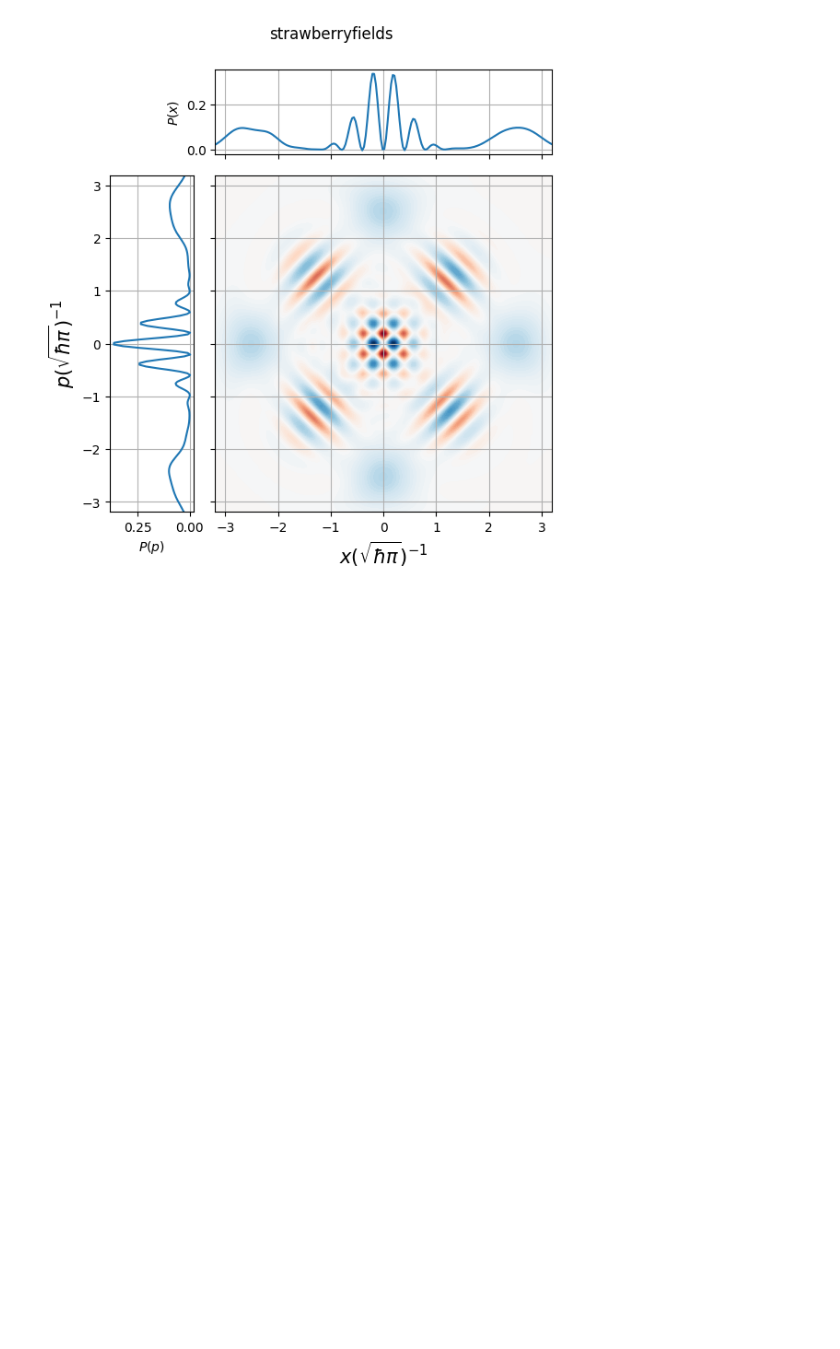
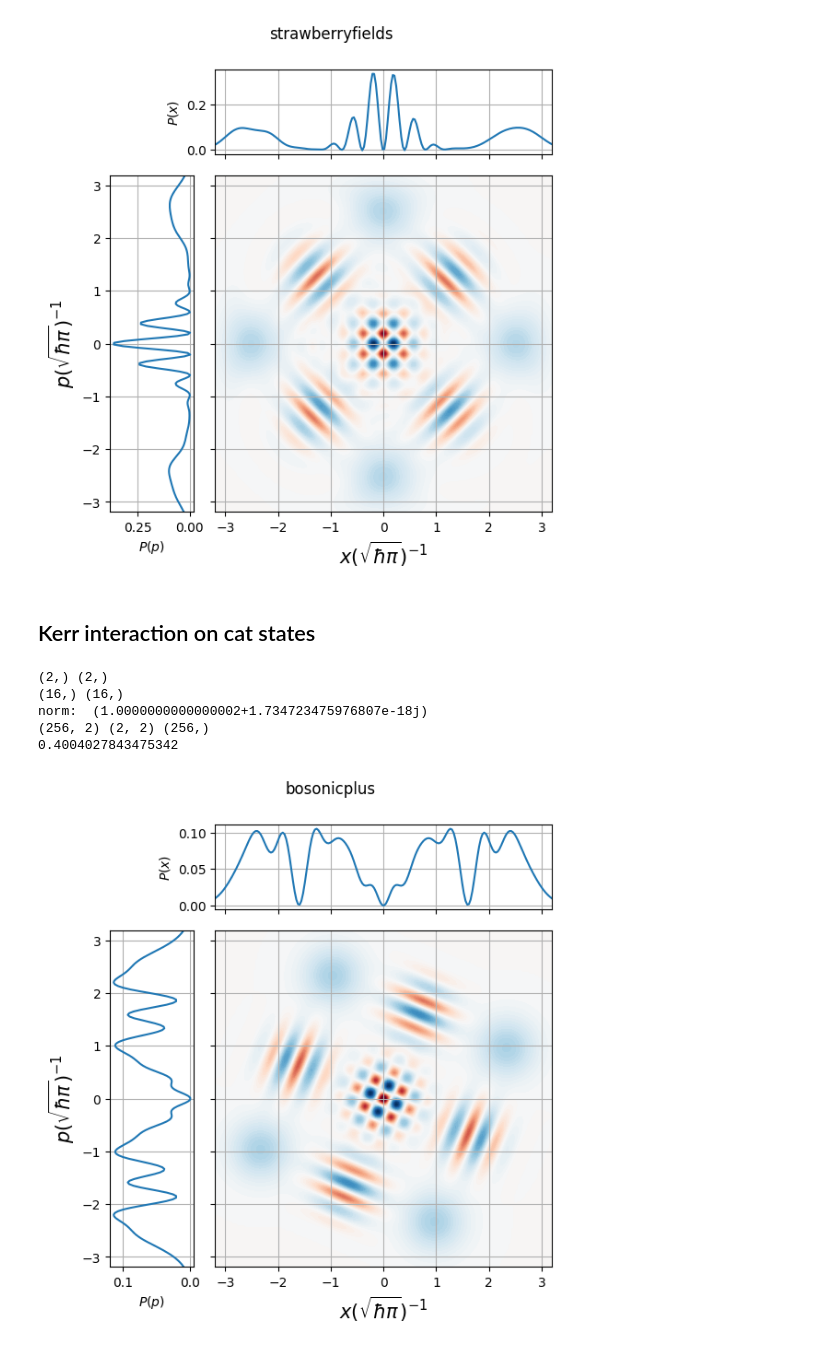
Before and after one commit to qpit/lcg_plus, a Jupyter notebook: Kerr-interaction.ipynb, the cells around one changed output. Drawn from its saved outputs; the diff is of its cells as text; code cells hidden in the pictures; blank space fills up the shorter version.

```diff
--- a/Kerr-interaction.ipynb
+++ b/Kerr-interaction.ipynb
@@ -208,3 +243,33 @@ plt.show()
 # %% [output]
 [figure]
 [figure]
+# %% [markdown]
+## Kerr interaction on cat states
+# %%
+alpha = np.sqrt(10)
+x = np.linspace(-8,8,200)
+m = 8
+t0 = time()
+data = [np.array([alpha,-alpha]),1/np.sqrt(2)*np.array([1,-1])]
+state = PureBosonicState(data)
+
+kerr_state = apply_kerr_gate(state, m)
+
+kerr_state.get_dm_form()
+means, covs, weights = kerr_state.data
+print('norm: ', np.sum(weights))
+print(means.shape, covs.shape, weights.shape)
+
+W_bp = get_wigner_coherent(kerr_state, x,x)
+tf = time()
+print(tf-t0)
+plot_wigner_marginals(W_bp,x,x,'bosonicplus')
+
+plt.show()
+# %% [output]
+(2,) (2,)
+(16,) (16,)
+norm:  (1.0000000000000002+1.734723475976807e-18j)
+(256, 2) (2, 2) (256,)
+0.4004027843475342
+[figure, added]
```
Also changed, not shown: parts of 10 cells of this notebook.
